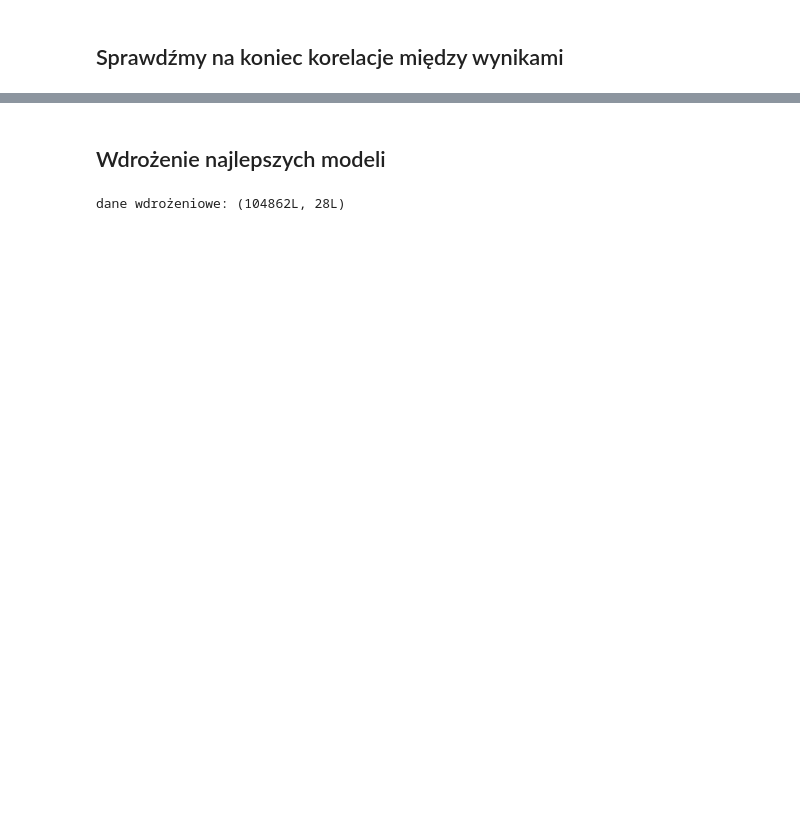
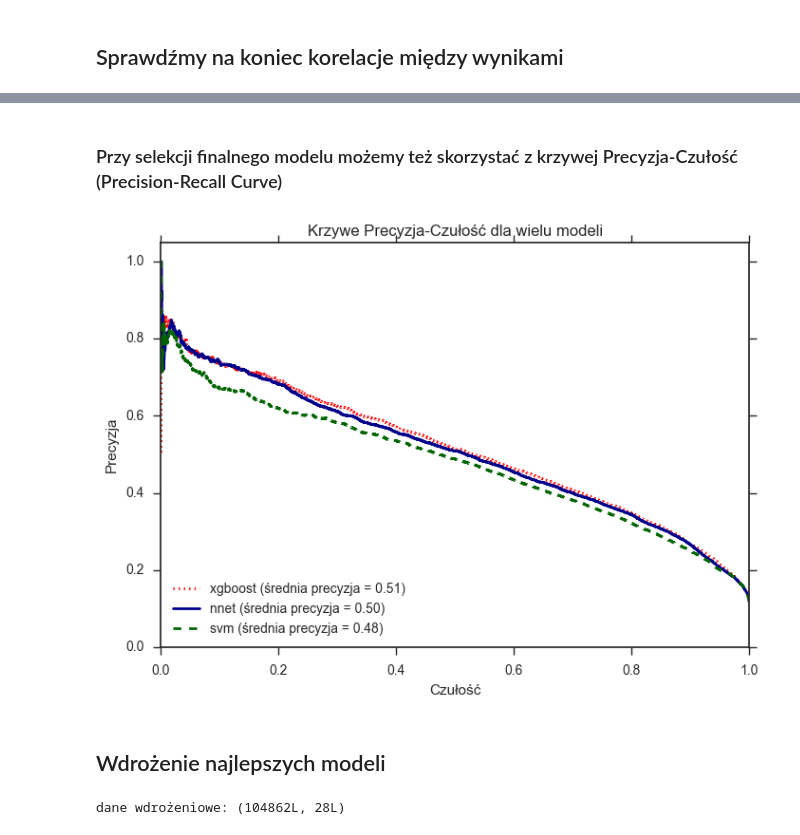
Before and after one commit to MikolajSedek/PythonCode, a Jupyter notebook: DataScienceWBiznesie_7_12_2016/Szybkie modelowanie w Pythonie.ipynb, the cells around one changed output, grey strips where cells are left out. Drawn from its saved outputs; the diff is of its cells as text; code cells hidden in the pictures; blank space fills up the shorter version.

```diff
--- a/DataScienceWBiznesie_7_12_2016/Szybkie modelowanie w Pythonie.ipynb
+++ b/DataScienceWBiznesie_7_12_2016/Szybkie modelowanie w Pythonie.ipynb
@@ -584,14 +587,14 @@ plt.show()
 
 ### http://scikit-learn.org/stable/modules/svm.html
 # %%
-training_svm = training_bal.sample(n=20000,replace=False)
+training_svm = training_bal.sample(n=10000,replace=False)
 
 from sklearn.ensemble import BaggingClassifier
 from sklearn.svm import SVC
 
 #konfigurujemy model z użyciem baggingu
 n_estimators = 10
-model_svm = BaggingClassifier(SVC(kernel="linear", gamma='auto', max_iter=-1, probability=True, random_state=seed, shrinking=True, verbose=True, tol=1e-5), max_samples=1.0 / n_estimators, n_estimators=n_estimators, oob_score=True)
+model_svm = BaggingClassifier(SVC(kernel="linear", C=2, gamma='auto', max_iter=-1, probability=True, random_state=seed, shrinking=True, verbose=True, tol=1e-5), max_samples=1.0 / n_estimators, n_estimators=n_estimators, oob_score=True, random_state=seed)
 
 #dodajmy standaryzację - model svm tak jak sieć neuronowa może być na to wrażliwy
 estimators = []
@@ -899,3 +932,32 @@ sns.pairplot(pred_frame)
+# %% [markdown]
+### Przy selekcji finalnego modelu możemy też skorzystać z krzywej Precyzja-Czułość (Precision-Recall Curve)
+# %%
+precision_xgb, recall_xgb, thresholds_xgb = precision_recall_curve(y_true=testing["Target"],probas_pred=pred_xgb_proba_1, pos_label=1)
+average_precision_xgb  = average_precision_score(testing["Target"],pred_xgb_proba_1)
+
+precision_nnet, recall_nnet, thresholds_nnet = precision_recall_curve(y_true=testing["Target"],probas_pred= pred_nnet_proba_1, pos_label=1)
+average_precision_nnet  = average_precision_score(testing["Target"],pred_nnet_proba_1)
+
+precision_svm, recall_svm, thresholds_svm = precision_recall_curve(y_true=testing["Target"],probas_pred= pred_svm_proba_1, pos_label=1)
+average_precision_svm  = average_precision_score(testing["Target"],pred_svm_proba_1)
+
+lw=2
+plt.clf()
+plt.plot(recall_xgb, precision_xgb, lw=lw, color='red',
+         label=u'xgboost (średnia precyzja = %0.2f)' % average_precision_xgb, linestyle=':')
+plt.plot(recall_nnet, precision_nnet, lw=lw, color='darkblue',
+         label=u'nnet (średnia precyzja = %0.2f)' % average_precision_nnet, linestyle='-')
+plt.plot(recall_svm, precision_svm, lw=lw, color='darkgreen',
+         label=u'svm (średnia precyzja = %0.2f)' % average_precision_svm, linestyle='--')
+plt.xlabel(u'Czułość')
+plt.ylabel(u'Precyzja')
+plt.ylim([0.0, 1.05])
+plt.xlim([0.0, 1.0])
+plt.legend(loc="lower left")
+plt.title(u"Krzywe Precyzja-Czułość dla wielu modeli")
+plt.show()
+# %% [output]
+[figure, added]
 # %% [markdown]
 ##  Wdrożenie najlepszych modeli
 # %%
```
Also changed, not shown: parts of 38 cells of this notebook, 4 other files.
